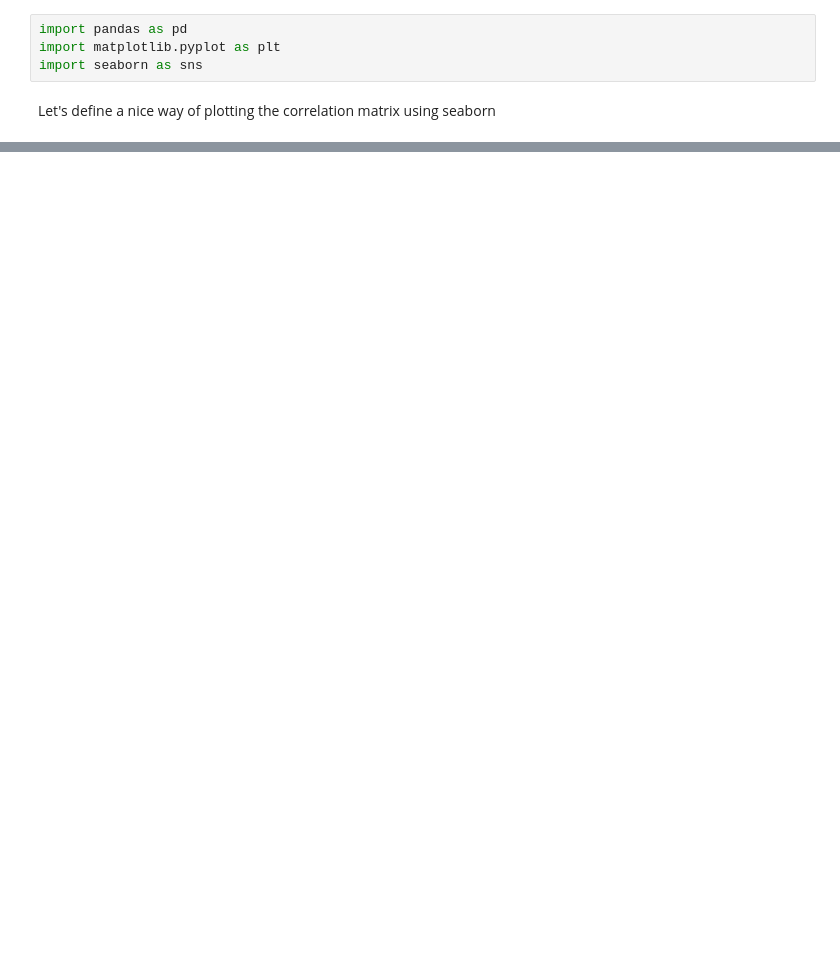
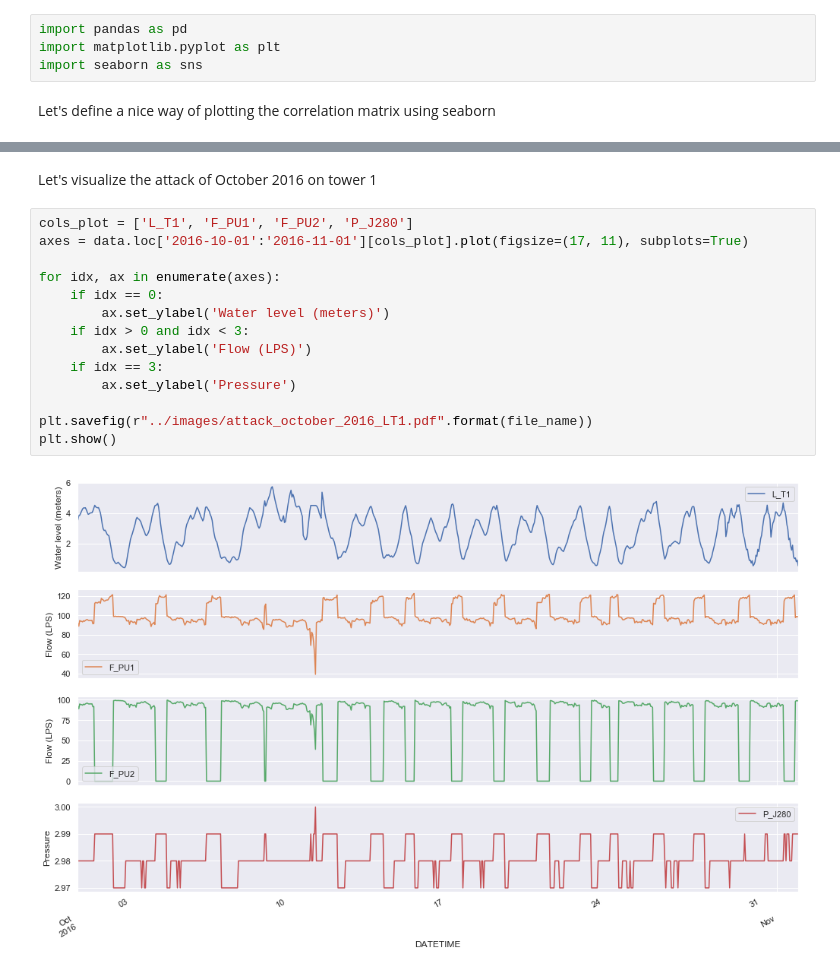
Before and after one commit to benhe119/Cyber-data-analytics_TUDelft, a Jupyter notebook: lab2/notebooks/Familiarization_task.ipynb, the cells around one changed output, grey strips where cells are left out. Cells and saved outputs as stored; diff of their text form; blank space fills up the shorter version.

```diff
--- a/lab2/notebooks/Familiarization_task.ipynb
+++ b/lab2/notebooks/Familiarization_task.ipynb
@@ -43,0 +69,18 @@ plot_corr_sns(data_no_discr, file_name)
+# %% [markdown]
+Let's visualize the attack of October 2016 on tower 1
+# %%
+cols_plot = ['L_T1', 'F_PU1', 'F_PU2', 'P_J280']
+axes = data.loc['2016-10-01':'2016-11-01'][cols_plot].plot(figsize=(17, 11), subplots=True)
+
+for idx, ax in enumerate(axes):
+    if idx == 0:
+        ax.set_ylabel('Water level (meters)')
+    if idx > 0 and idx < 3:
+        ax.set_ylabel('Flow (LPS)')
+    if idx == 3:
+        ax.set_ylabel('Pressure')
+
+plt.savefig(r"../images/attack_october_2016_LT1.pdf".format(file_name))
+plt.show()
+# %% [output]
+[figure, added]
```
Also changed, not shown: parts of 9 cells of this notebook, 13 other files.
